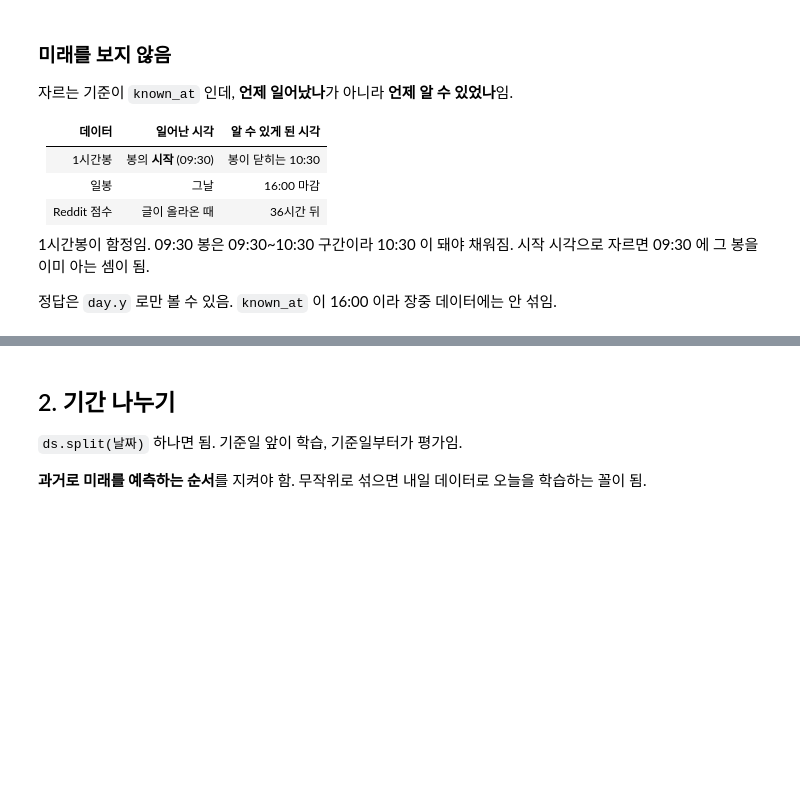
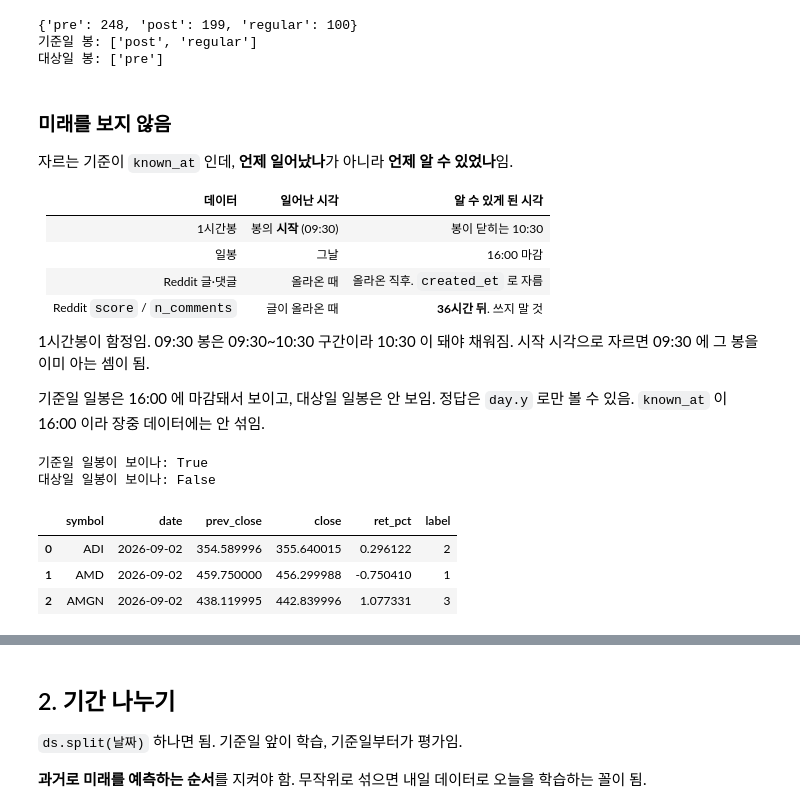
Before and after one commit to helen3823-stack/Finance, a Jupyter notebook: example/2_modeling.ipynb, the cells around one changed output, grey strips where cells are left out. Drawn from its saved outputs; the diff is of its cells as text; code cells hidden in the pictures; blank space fills up the shorter version.

```diff
--- a/example/2_modeling.ipynb
+++ b/example/2_modeling.ipynb
@@ -71,8 +74,13 @@ Reddit    392
 # %%
-# 당일 시간봉은 pre 세션만 나옴. 정규장 봉은 09:30 이후라 안 보임.
+# 대상일 시간봉은 pre 세션만 나옴. 정규장 봉은 09:30 이후에 닫히니 안 보임.
 p = day.price(hours=18)
 print(p.session.value_counts().to_dict())
-print('당일 봉:', sorted(set(p[p.datetime >= day.date].session)))
+print('기준일 봉:', sorted(set(p[p.datetime.dt.normalize() == day.date].session)))
+print('대상일 봉:', sorted(set(p[p.datetime.dt.normalize() == day.target].session)))
+# %% [output]
+{'pre': 248, 'post': 199, 'regular': 100}
+기준일 봉: ['post', 'regular']
+대상일 봉: ['pre']
 # %% [markdown]
 ### 미래를 보지 않음
 
@@ -82,14 +90,24 @@ print('당일 봉:', sorted(set(p[p.datetime >= day.date].session)))
 |---|---|---|
 | 1시간봉 | 봉의 **시작** (09:30) | 봉이 닫히는 10:30 |
 | 일봉 | 그날 | 16:00 마감 |
-| Reddit 점수 | 글이 올라온 때 | 36시간 뒤 |
+| Reddit 글·댓글 | 올라온 때 | 올라온 직후. `created_et` 로 자름 |
+| Reddit `score` / `n_comments` | 글이 올라온 때 | **36시간 뒤**. 쓰지 말 것 |
 
 1시간봉이 함정임. 09:30 봉은 09:30~10:30 구간이라 10:30 이 돼야 채워짐.
 시작 시각으로 자르면 09:30 에 그 봉을 이미 아는 셈이 됨.
 
-정답은 `day.y` 로만 볼 수 있음. `known_at` 이 16:00 이라 장중 데이터에는 안 섞임.
+기준일 일봉은 16:00 에 마감돼서 보이고, 대상일 일봉은 안 보임. 정답은 `day.y` 로만 볼 수 있음. `known_at` 이 16:00 이라 장중 데이터에는 안 섞임.
 # %%
-print('당일 일봉이 보이나:', (day.daily().date_et == day.date).any())
+d = day.daily(days=5)
+print('기준일 일봉이 보이나:', (d.date_et == day.date).any())
+print('대상일 일봉이 보이나:', (d.date_et == day.target).any())
 day.y.head(3)
+# %% [output]
+기준일 일봉이 보이나: True
+대상일 일봉이 보이나: False
+|  | symbol | date | prev_close | close | ret_pct | label |
+| 0 | ADI | 2026-09-02 | 354.589996 | 355.640015 | 0.296122 | 2 |
+| 1 | AMD | 2026-09-02 | 459.750000 | 456.299988 | -0.750410 | 1 |
+| 2 | AMGN | 2026-09-02 | 438.119995 | 442.839996 | 1.077331 | 3 |
 # %%
 ds.balance()
```
Also changed, not shown: parts of 22 cells of this notebook, 9 other files.
